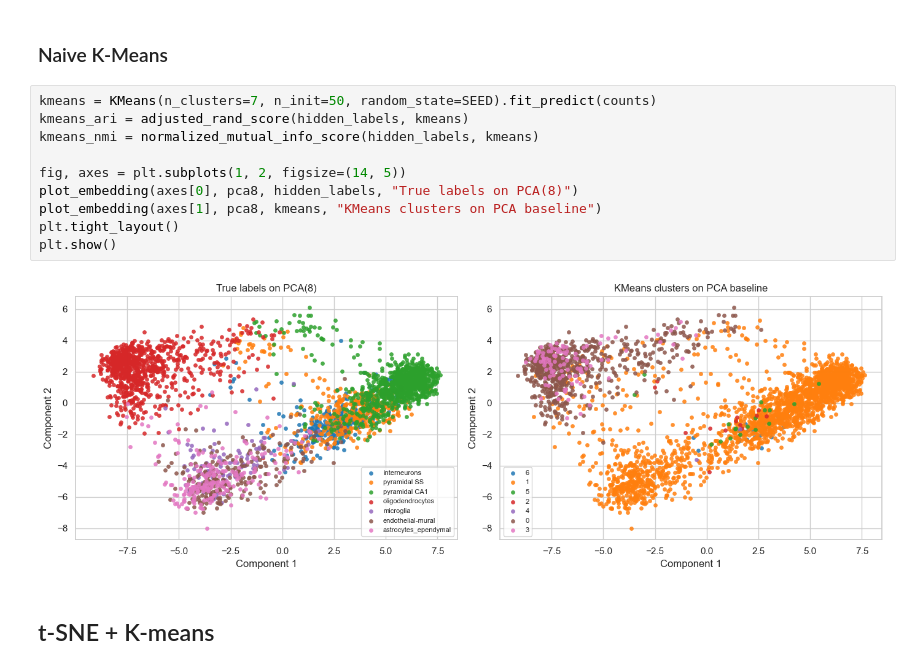
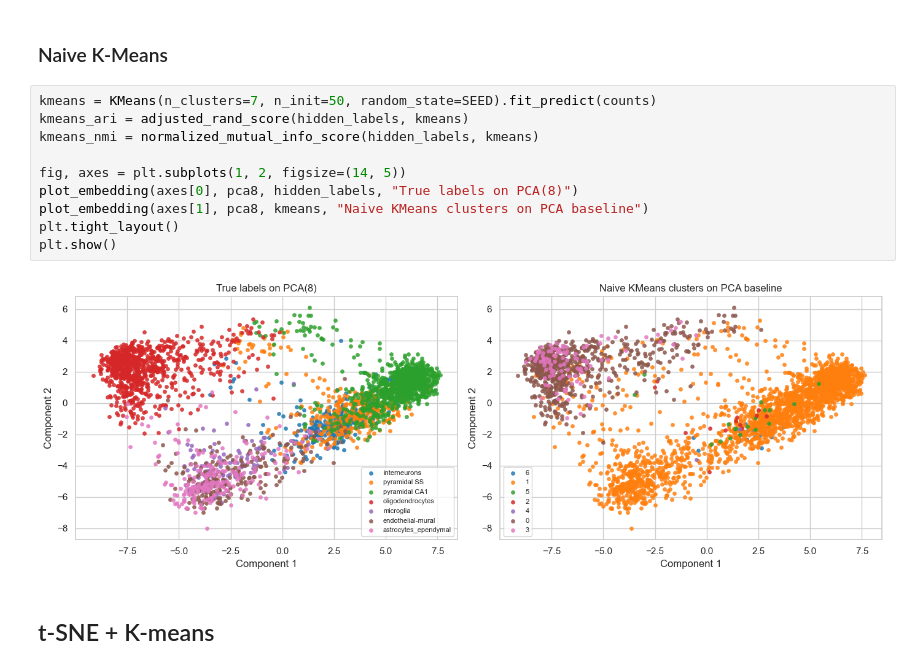
Before and after one commit to nikita-jaya/gene-expression-project, a Jupyter notebook: gene-expression-code.ipynb, the cells around one changed output. Drawn from its saved outputs; the diff is of its cells as text.

```diff
--- a/gene-expression-code.ipynb
+++ b/gene-expression-code.ipynb
@@ -228,15 +228,15 @@ PCA + KMeans: ARI = 0.796, NMI = 0.748
 # %%
 kmeans = KMeans(n_clusters=7, n_init=50, random_state=SEED).fit_predict(counts)
 kmeans_ari = adjusted_rand_score(hidden_labels, kmeans)
 kmeans_nmi = normalized_mutual_info_score(hidden_labels, kmeans)
 
 fig, axes = plt.subplots(1, 2, figsize=(14, 5))
 plot_embedding(axes[0], pca8, hidden_labels, "True labels on PCA(8)")
-plot_embedding(axes[1], pca8, kmeans, "KMeans clusters on PCA baseline")
+plot_embedding(axes[1], pca8, kmeans, "Naive KMeans clusters on PCA baseline")
 plt.tight_layout()
 plt.show()
 # %% [output]
-[figure, old version]
+[figure, new version]
 # %% [markdown]
 ## t-SNE + K-means
 # %%
```
Also changed, not shown: parts of 4 cells of this notebook, 4 other files.
